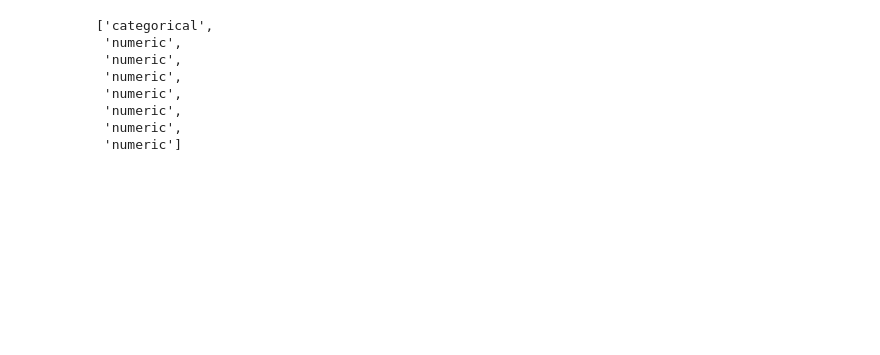
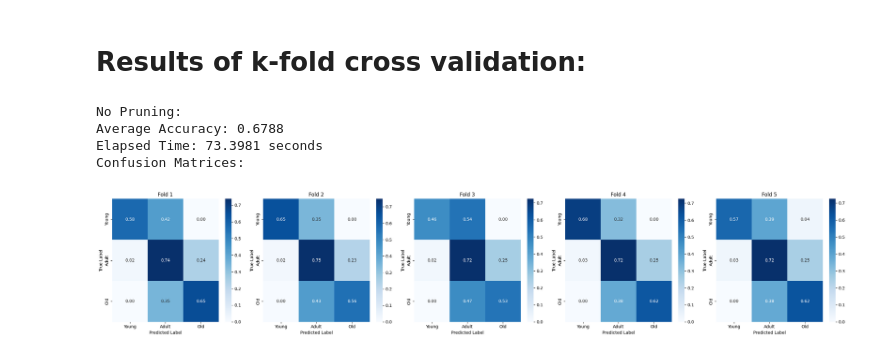
Before and after one commit to bashtag/Decision-Tree-Implementations, a Jupyter notebook: HW2_gokce_bilal_210104004253_code.ipynb, the cells around one changed output. Drawn from its saved outputs; the diff is of its cells as text; code cells hidden in the pictures; blank space fills up the shorter version.

```diff
--- a/HW2_gokce_bilal_210104004253_code.ipynb
+++ b/HW2_gokce_bilal_210104004253_code.ipynb
@@ -26,30 +267,0 @@ for i in range(len(features)):
-# %%
-def construct_feature_type_vector(classification_dict: dict) -> list:
-	if len(classification_dict) == 0:
-		raise ValueError("The classification dictionary is empty.")
-
-	feature_vector = classification_dict[0]["features"]
-
-	type_vector = []
-	for feature in feature_vector:
-		if isinstance(feature, (int, float)):
-			type_vector.append("numeric")
-		else:
-			type_vector.append("categorical")
-
-	return type_vector
-# %%
-def build_dt(X, y, attribute_types: list, options=None):
-# %% [output]
-['categorical',
- 'numeric',
- 'numeric',
- 'numeric',
- 'numeric',
- 'numeric',
- 'numeric',
- 'numeric']
-# %%
-attribute_types = construct_vectors(classification_dict)
-dt = build_dt(X, y, attribute_types, options)
-y_pred = predict(dt, X, options)
@@ -55,0 +331,15 @@ y_pred = predict(dt, X, options)
+# %% [markdown]
+# Results of k-fold cross validation:
+# %%
+confusion_matrices_1, avg_accuracy_1, elapsed_time_1, last_dt_1 = k_fold_cross_validation_dt(X, y)
+print(f"\nNo Pruning:")
+print(f"Average Accuracy: {avg_accuracy_1:.4f}")
+print(f"Elapsed Time: {elapsed_time_1:.4f} seconds")
+print("Confusion Matrices:")
+plot_confusion_matrices(confusion_matrices_1, LABELS, normalize=True)
+# %% [output]
+No Pruning:
+Average Accuracy: 0.6788
+Elapsed Time: 73.3981 seconds
+Confusion Matrices:
+[figure, added]
```
Also changed, not shown: parts of 21 cells of this notebook.
